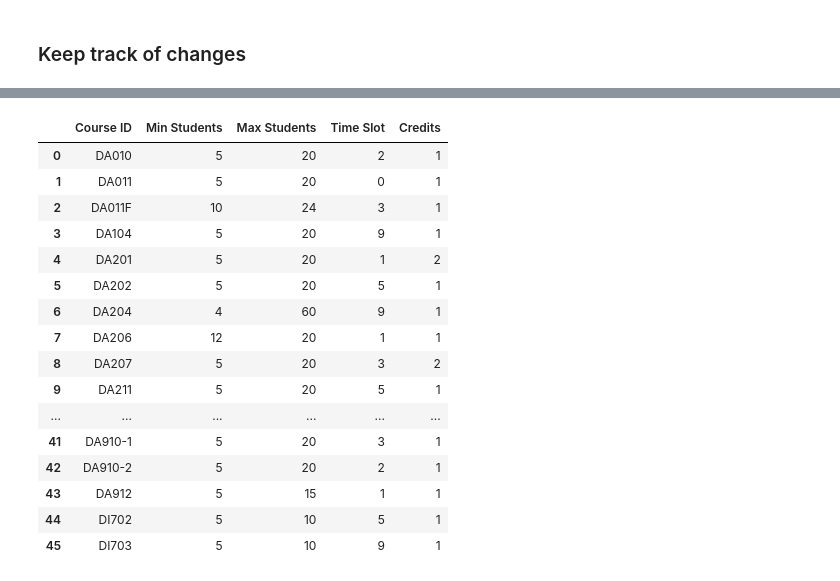
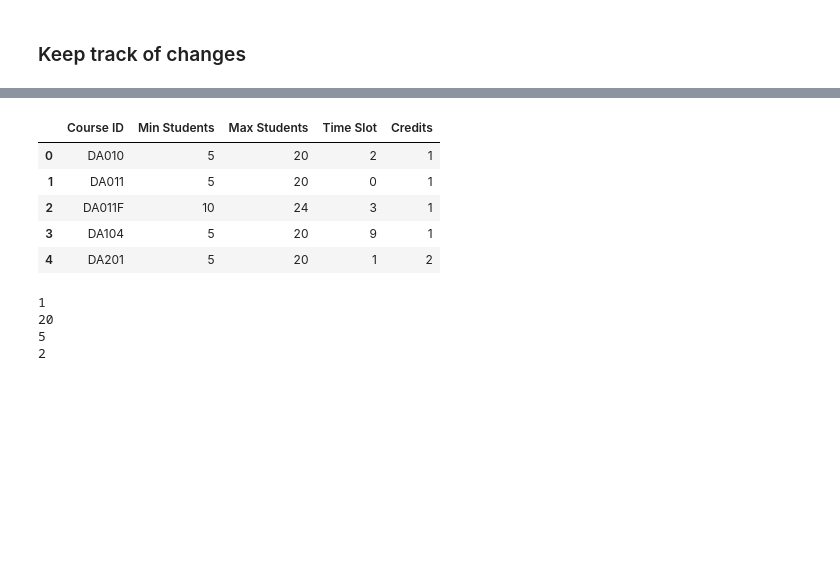
Before and after one commit to luukhf/course-time-tabling, a Jupyter notebook: Programming_project_cleaning_and_formatting.ipynb, the cells around one changed output, grey strips where cells are left out. Saved outputs shown, nothing was run; the diff lists cells and outputs as text; code cells hidden in the pictures; blank space fills up the shorter version.

Commit message:
getting info functions test

```diff
--- a/Programming_project_cleaning_and_formatting.ipynb
+++ b/Programming_project_cleaning_and_formatting.ipynb
@@ -4,8 +4,8 @@
 import numpy as np
 import pandas as pd
 # %%
-df_students_original = pd.read_excel (r'./student_project_assignment_input-1.xls', sheet_name='studenten')
-df_courses_original = pd.read_excel (r'./student_project_assignment_input-1.xls', sheet_name='assignments')
+df_students_original = pd.read_excel (r'./data/student_project_assignment_input-1.xls', sheet_name='studenten')
+df_courses_original = pd.read_excel (r'./data/student_project_assignment_input-1.xls', sheet_name='assignments')
 # %%
 df_students = df_students_original.copy()
 # %%
@@ -117,20 +112,9 @@ df_students
 # %%
-df_courses
+df_courses.head()
 # %% [output]
 |  | Course ID | Min Students | Max Students | Time Slot | Credits |
 | 0 | DA010 | 5 | 20 | 2 | 1 |
 | 1 | DA011 | 5 | 20 | 0 | 1 |
 | 2 | DA011F | 10 | 24 | 3 | 1 |
 | 3 | DA104 | 5 | 20 | 9 | 1 |
 | 4 | DA201 | 5 | 20 | 1 | 2 |
-| 5 | DA202 | 5 | 20 | 5 | 1 |
-| 6 | DA204 | 4 | 60 | 9 | 1 |
-| 7 | DA206 | 12 | 20 | 1 | 1 |
-| 8 | DA207 | 5 | 20 | 3 | 2 |
-| 9 | DA211 | 5 | 20 | 5 | 1 |
-| ... | ... | ... | ... | ... | ... |
-| 41 | DA910-1 | 5 | 20 | 3 | 1 |
-| 42 | DA910-2 | 5 | 20 | 2 | 1 |
-| 43 | DA912 | 5 | 15 | 1 | 1 |
-| 44 | DI702 | 5 | 10 | 5 | 1 |
-| 45 | DI703 | 5 | 10 | 9 | 1 |
@@ -136,0 +144,11 @@ df_courses
+# %%
+# testing some functions defined above
+print(getCreditsForCourse('DA010'))
+print(getMaxStudentsForCourse('DA201'))
+print(getMinStudentsForCourse('DA201'))
+print(getTimeSlotForCourse('DA010'))
+# %% [output]
+1
+20
+5
+2
```
Also changed, not shown: parts of 9 cells of this notebook, 1 other file.
